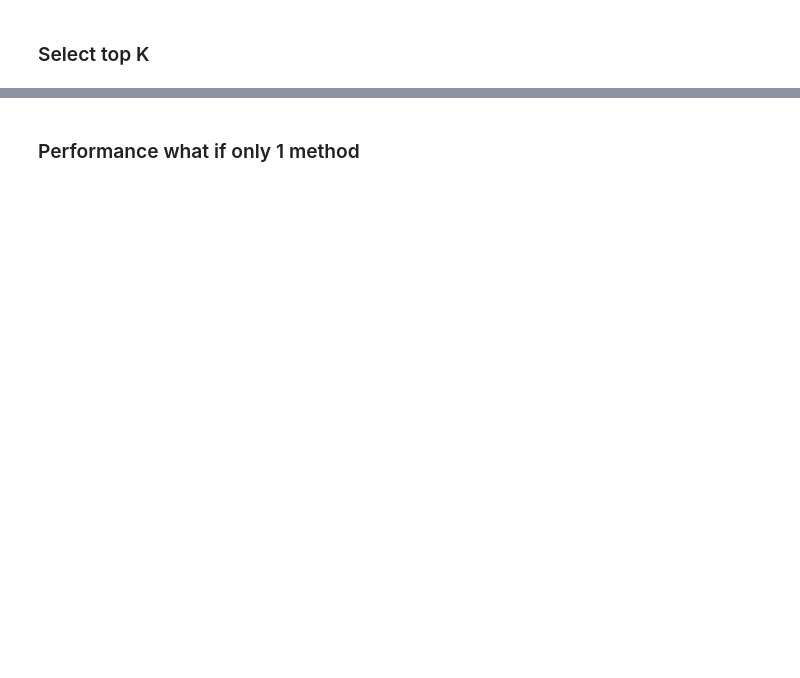
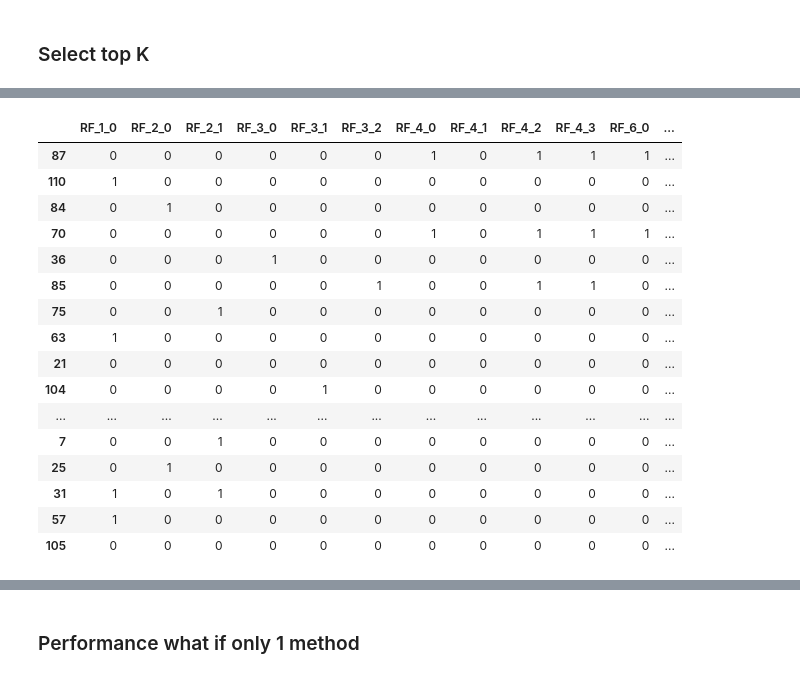
Before and after one commit to lucasgmalheiros/tcc-relax-and-fix, a Jupyter notebook: predict_heuristics/test_multi_label_classification.ipynb, the cells around one changed output, grey strips where cells are left out. Cells and saved outputs as stored; diff of their text form; code cells hidden in the pictures; blank space fills up the shorter version.

```diff
--- a/predict_heuristics/test_multi_label_classification.ipynb
+++ b/predict_heuristics/test_multi_label_classification.ipynb
@@ -242,0 +300,20 @@ Percentage of Rows with All Incorrect Predictions: 16.67%
+# %%
+pd.concat([y_test.loc[rows_with_N_correct_indices], test_set[['instance']].loc[rows_with_N_correct_indices]], axis=1)
+# %% [output]
+|  | RF_1_0 | RF_2_0 | RF_2_1 | RF_3_0 | RF_3_1 | RF_3_2 | RF_4_0 | RF_4_1 | RF_4_2 | RF_4_3 | RF_6_0 | ... |
+| 87 | 0 | 0 | 0 | 0 | 0 | 0 | 1 | 0 | 1 | 1 | 1 | ... |
+| 110 | 1 | 0 | 0 | 0 | 0 | 0 | 0 | 0 | 0 | 0 | 0 | ... |
+| 84 | 0 | 1 | 0 | 0 | 0 | 0 | 0 | 0 | 0 | 0 | 0 | ... |
+| 70 | 0 | 0 | 0 | 0 | 0 | 0 | 1 | 0 | 1 | 1 | 1 | ... |
+| 36 | 0 | 0 | 0 | 1 | 0 | 0 | 0 | 0 | 0 | 0 | 0 | ... |
+| 85 | 0 | 0 | 0 | 0 | 0 | 1 | 0 | 0 | 1 | 1 | 0 | ... |
+| 75 | 0 | 0 | 1 | 0 | 0 | 0 | 0 | 0 | 0 | 0 | 0 | ... |
+| 63 | 1 | 0 | 0 | 0 | 0 | 0 | 0 | 0 | 0 | 0 | 0 | ... |
+| 21 | 0 | 0 | 0 | 0 | 0 | 0 | 0 | 0 | 0 | 0 | 0 | ... |
+| 104 | 0 | 0 | 0 | 0 | 1 | 0 | 0 | 0 | 0 | 0 | 0 | ... |
+| ... | ... | ... | ... | ... | ... | ... | ... | ... | ... | ... | ... | ... |
+| 7 | 0 | 0 | 1 | 0 | 0 | 0 | 0 | 0 | 0 | 0 | 0 | ... |
+| 25 | 0 | 1 | 0 | 0 | 0 | 0 | 0 | 0 | 0 | 0 | 0 | ... |
+| 31 | 1 | 0 | 1 | 0 | 0 | 0 | 0 | 0 | 0 | 0 | 0 | ... |
+| 57 | 1 | 0 | 0 | 0 | 0 | 0 | 0 | 0 | 0 | 0 | 0 | ... |
+| 105 | 0 | 0 | 0 | 0 | 0 | 0 | 0 | 0 | 0 | 0 | 0 | ... |
```
Also changed, not shown: parts of 25 cells of this notebook, 2 other files.
